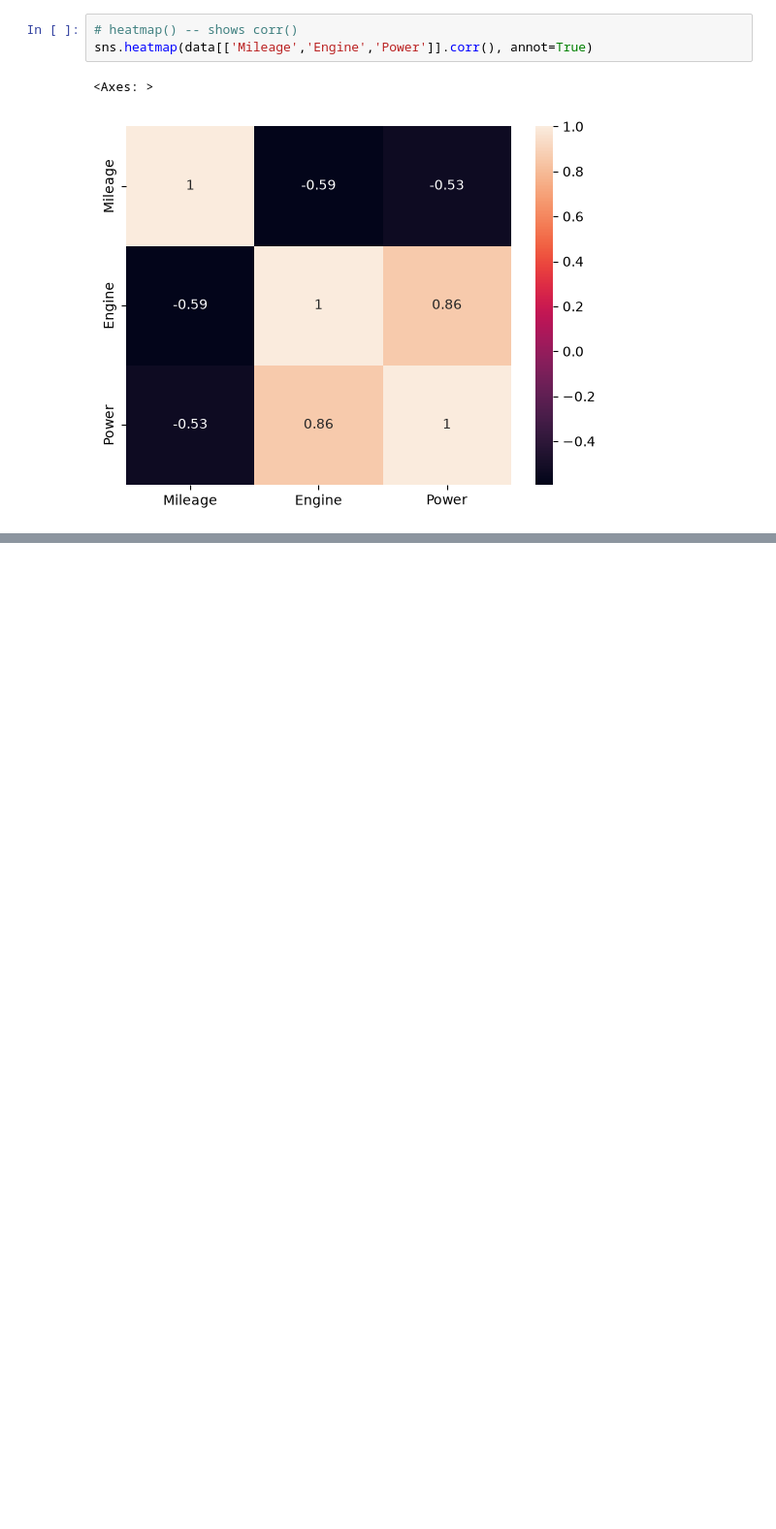
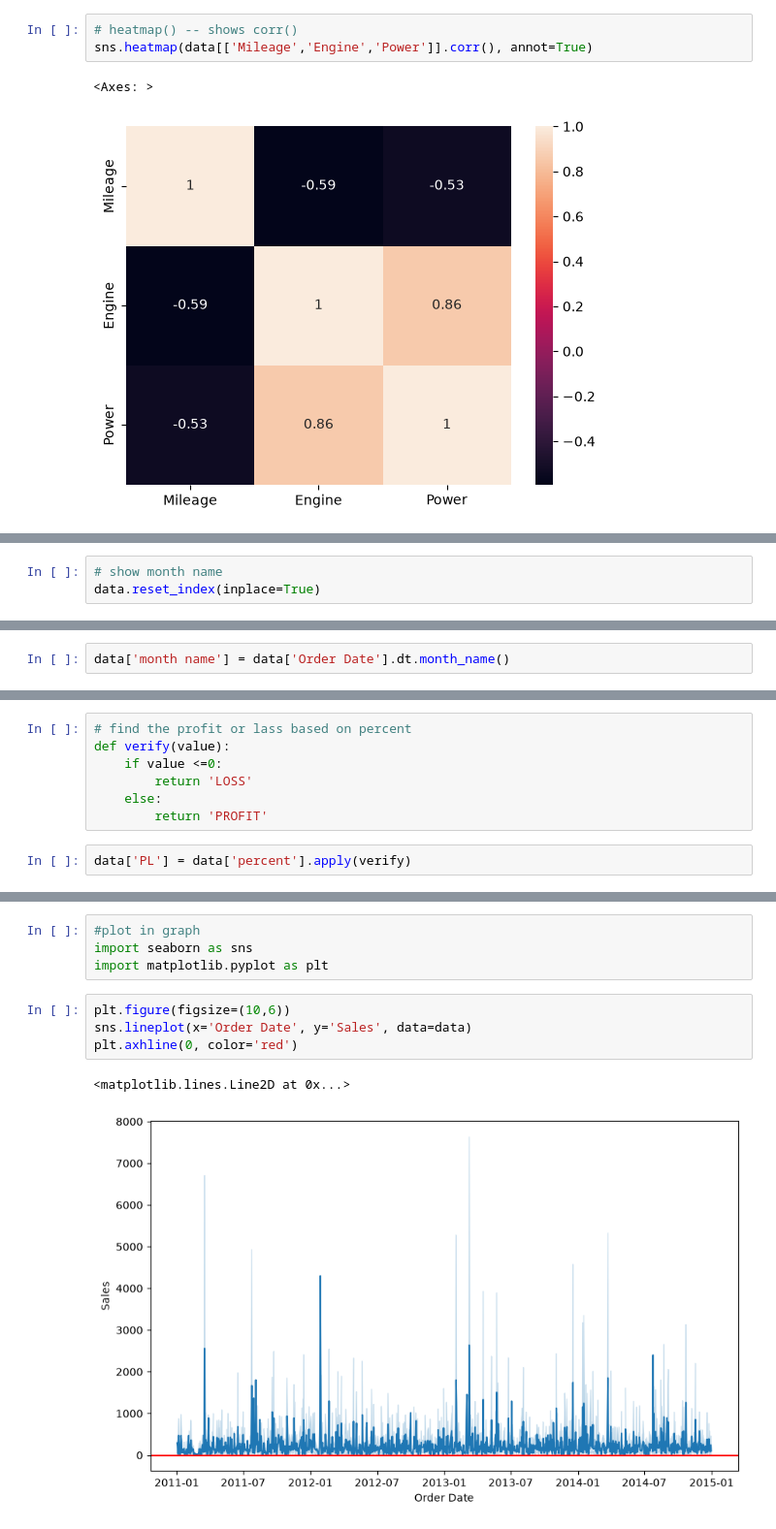
Before and after one commit to lakpalama7/data_science, a Jupyter notebook: data science/Untitled.ipynb, the cells around one changed output, grey strips where cells are left out. Shown at 97% size. Cells and saved outputs as stored; diff of their text form; blank space fills up the shorter version.

```diff
--- a/data science/Untitled.ipynb
+++ b/data science/Untitled.ipynb
@@ -1323,0 +1786,3 @@ sns.heatmap(data[['Mileage','Engine','Power']].corr(), annot=True)
+# %%
+# show month name
+data.reset_index(inplace=True)
@@ -1323,0 +1813,2 @@ sns.heatmap(data[['Mileage','Engine','Power']].corr(), annot=True)
+# %%
+data['month name'] = data['Order Date'].dt.month_name()
@@ -1323,0 +1824,9 @@ sns.heatmap(data[['Mileage','Engine','Power']].corr(), annot=True)
+# %%
+# find the profit or lass based on percent
+def verify(value):
+    if value <=0:
+        return 'LOSS'
+    else:
+        return 'PROFIT'
+# %%
+data['PL'] = data['percent'].apply(verify)
@@ -1323,0 +1879,11 @@ sns.heatmap(data[['Mileage','Engine','Power']].corr(), annot=True)
+# %%
+#plot in graph
+import seaborn as sns
+import matplotlib.pyplot as plt
+# %%
+plt.figure(figsize=(10,6))
+sns.lineplot(x='Order Date', y='Sales', data=data)
+plt.axhline(0, color='red')
+# %% [output]
+<matplotlib.lines.Line2D at 0x...>
+[figure, added]
```
Also changed, not shown: parts of 66 cells of this notebook, 1 other file.
